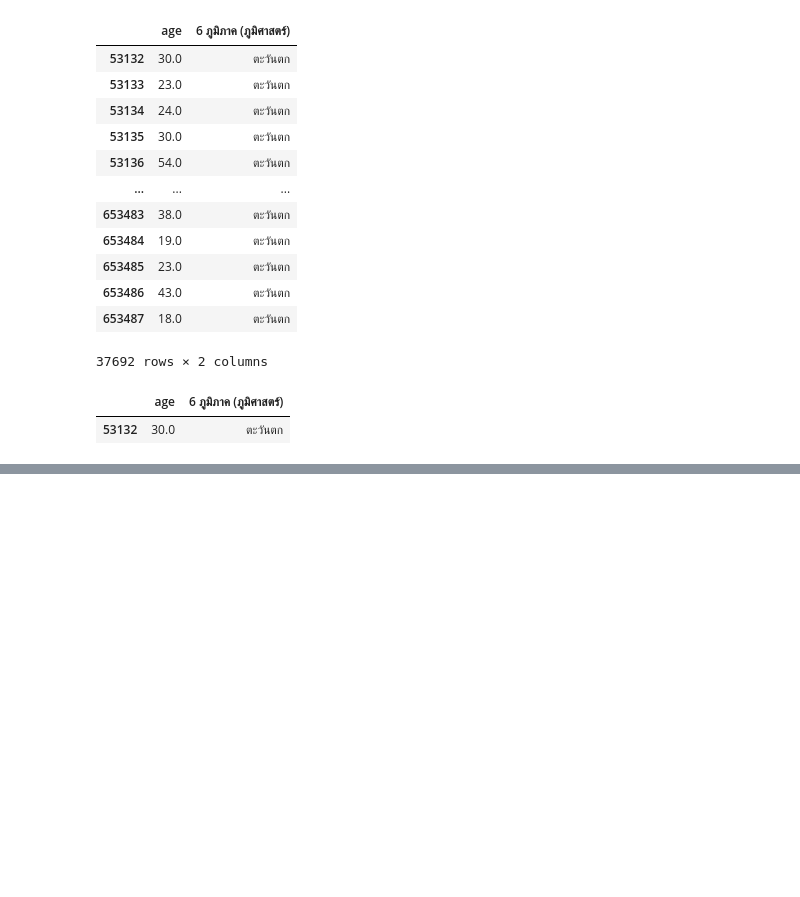
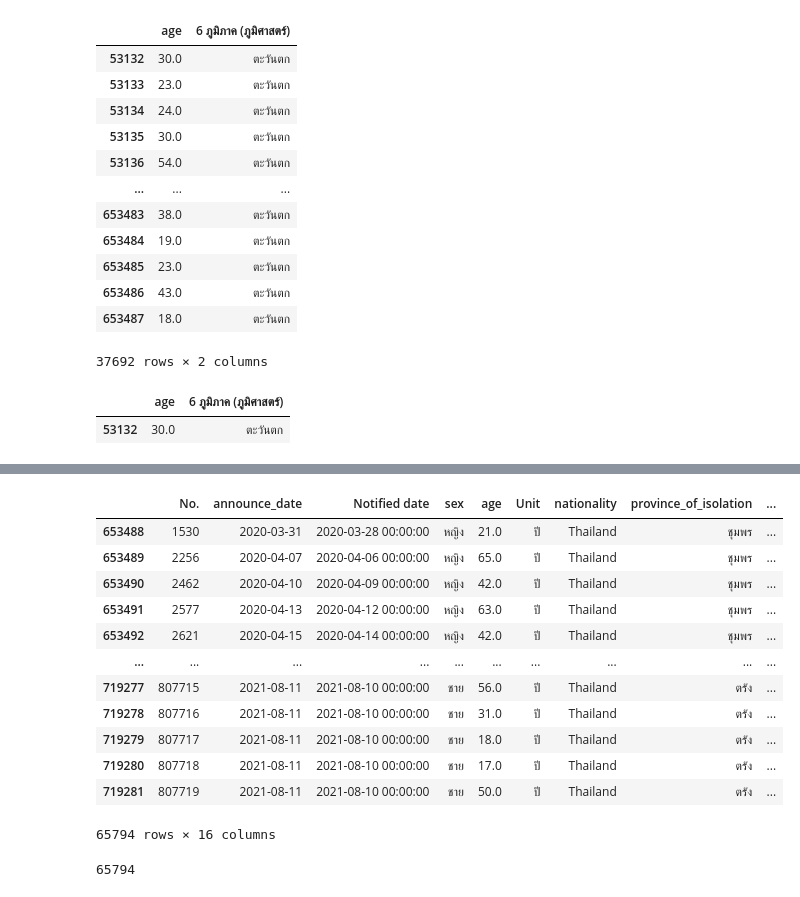
Before and after one commit to Ppangchon/data_viz_2022, a Jupyter notebook: BasicPython&DataViz midterm2022.ipynb, the cells around one changed output, grey strips where cells are left out. Cells and saved outputs as stored; diff of their text form; code cells hidden in the pictures; blank space fills up the shorter version.

```diff
--- a/BasicPython&DataViz midterm2022.ipynb
+++ b/BasicPython&DataViz midterm2022.ipynb
@@ -357,0 +838,22 @@ frist_age6.iloc[:1,:]
+# %%
+num_c_s = case_pro[case_pro['6 ภูมิภาค (ภูมิศาสตร์)']=='ใต้']
+num_c_s
+# %% [output]
+|  | No. | announce_date | Notified date | sex | age | Unit | nationality | province_of_isolation | ... |
+| 653488 | 1530 | 2020-03-31 | 2020-03-28 00:00:00 | หญิง | 21.0 | ปี | Thailand | ชุมพร | ... |
+| 653489 | 2256 | 2020-04-07 | 2020-04-06 00:00:00 | หญิง | 65.0 | ปี | Thailand | ชุมพร | ... |
+| 653490 | 2462 | 2020-04-10 | 2020-04-09 00:00:00 | หญิง | 42.0 | ปี | Thailand | ชุมพร | ... |
+| 653491 | 2577 | 2020-04-13 | 2020-04-12 00:00:00 | หญิง | 63.0 | ปี | Thailand | ชุมพร | ... |
+| 653492 | 2621 | 2020-04-15 | 2020-04-14 00:00:00 | หญิง | 42.0 | ปี | Thailand | ชุมพร | ... |
+| ... | ... | ... | ... | ... | ... | ... | ... | ... | ... |
+| 719277 | 807715 | 2021-08-11 | 2021-08-10 00:00:00 | ชาย | 56.0 | ปี | Thailand | ตรัง | ... |
+| 719278 | 807716 | 2021-08-11 | 2021-08-10 00:00:00 | ชาย | 31.0 | ปี | Thailand | ตรัง | ... |
+| 719279 | 807717 | 2021-08-11 | 2021-08-10 00:00:00 | ชาย | 18.0 | ปี | Thailand | ตรัง | ... |
+| 719280 | 807718 | 2021-08-11 | 2021-08-10 00:00:00 | ชาย | 17.0 | ปี | Thailand | ตรัง | ... |
+| 719281 | 807719 | 2021-08-11 | 2021-08-10 00:00:00 | ชาย | 50.0 | ปี | Thailand | ตรัง | ... |
+65794 rows × 16 columns
+# %%
+num_s= num_c_s['No.'].count()
+num_s
+# %% [output]
+65794
```
Also changed, not shown: parts of 77 cells of this notebook.
